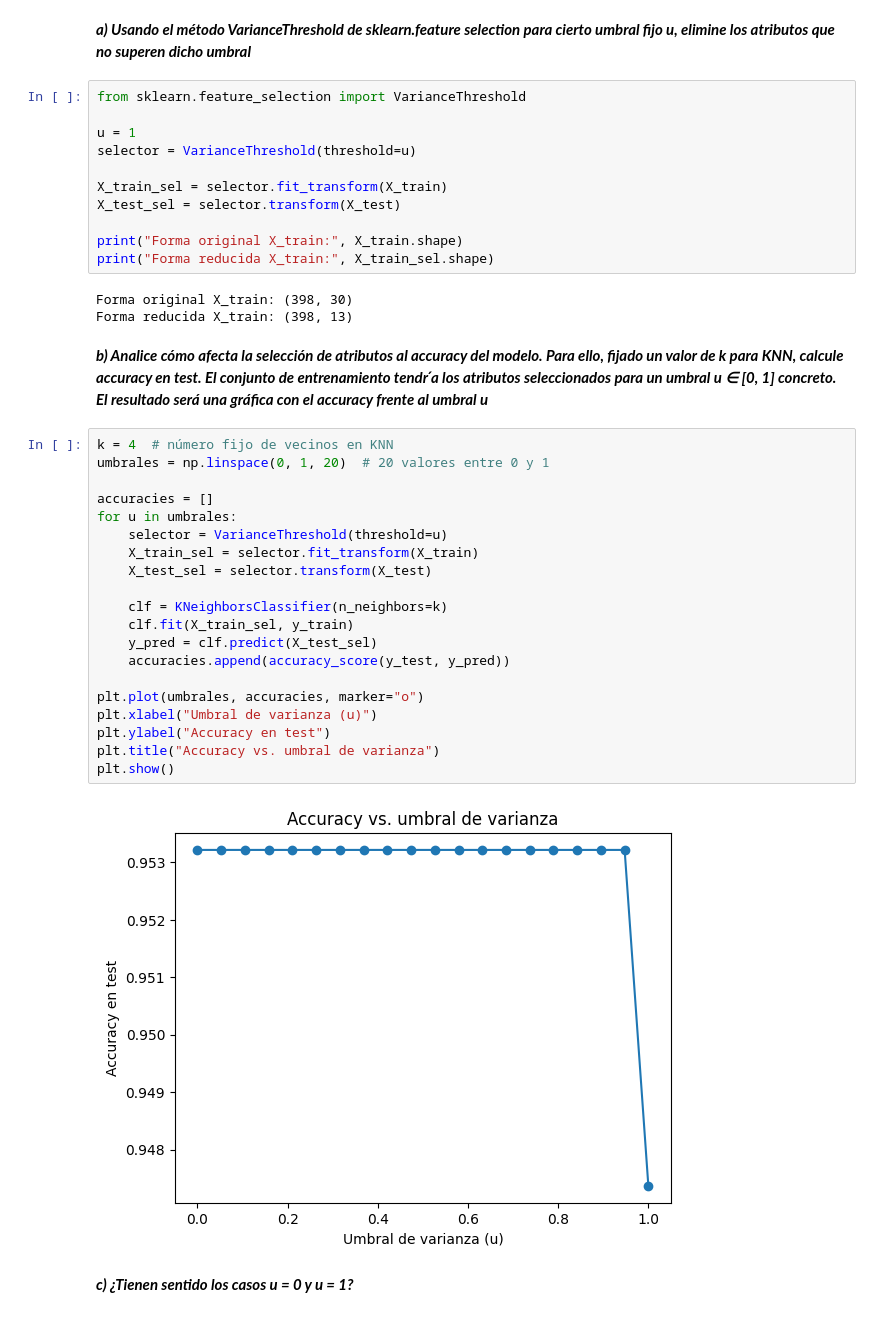
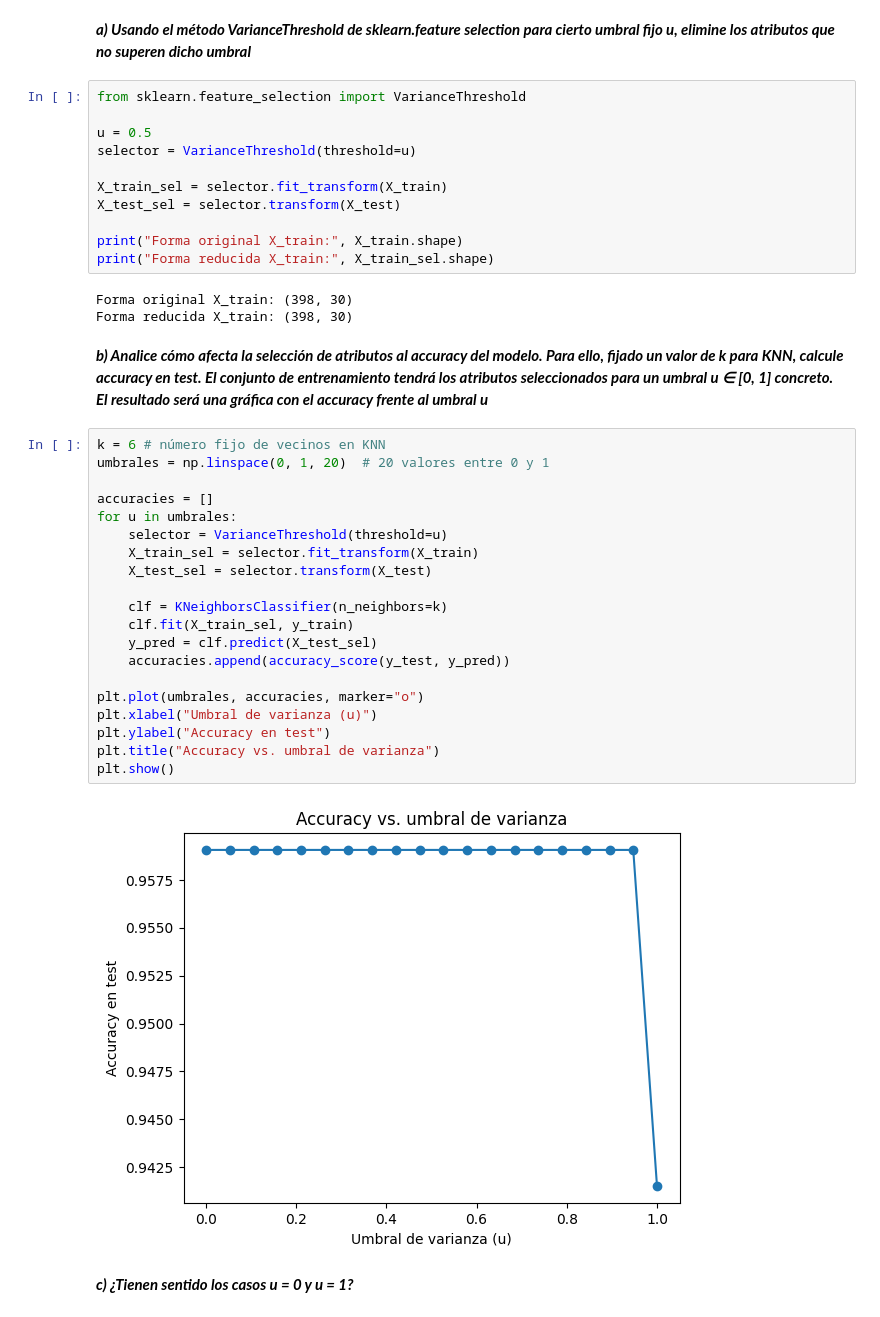
Before and after one commit to carmenreine/P1-APAUT-II, a Jupyter notebook: soluciones_practica_1.ipynb, the cells around one changed output. Saved outputs shown, nothing was run; the diff lists cells and outputs as text.

```diff
--- a/soluciones_practica_1.ipynb
+++ b/soluciones_practica_1.ipynb
@@ -228,7 +229,7 @@ Normalmente p=2 (euclídea) es la mejor opción, aunque depende del dataset.
 # %%
 from sklearn.feature_selection import VarianceThreshold
 
-u = 1
+u = 0.5
 selector = VarianceThreshold(threshold=u)
 
 X_train_sel = selector.fit_transform(X_train)
@@ -238,31 +239,31 @@ print("Forma original X_train:", X_train.shape)
 print("Forma reducida X_train:", X_train_sel.shape)
 # %% [output]
 Forma original X_train: (398, 30)
-Forma reducida X_train: (398, 13)
+Forma reducida X_train: (398, 30)
 # %% [markdown]
-***b) Analice cómo afecta la selección de atributos al accuracy del modelo. Para ello, fijado un valor de k para KNN, calcule accuracy en test. El conjunto de entrenamiento tendr ́a los atributos seleccionados para un umbral u ∈ [0, 1] concreto. El resultado será una gráfica con el accuracy frente al umbral u***
+***b) Analice cómo afecta la selección de atributos al accuracy del modelo. Para ello, fijado un valor de k para KNN, calcule accuracy en test. El conjunto de entrenamiento tendrá los atributos seleccionados para un umbral u ∈ [0, 1] concreto. El resultado será una gráfica con el accuracy frente al umbral u***
 # %%
-k = 4  # número fijo de vecinos en KNN
+k = 6 # número fijo de vecinos en KNN
 umbrales = np.linspace(0, 1, 20)  # 20 valores entre 0 y 1
 
 accuracies = []
 for u in umbrales:
     selector = VarianceThreshold(threshold=u)
     X_train_sel = selector.fit_transform(X_train)
     X_test_sel = selector.transform(X_test)
 
     clf = KNeighborsClassifier(n_neighbors=k)
     clf.fit(X_train_sel, y_train)
     y_pred = clf.predict(X_test_sel)
     accuracies.append(accuracy_score(y_test, y_pred))
 
 plt.plot(umbrales, accuracies, marker="o")
 plt.xlabel("Umbral de varianza (u)")
 plt.ylabel("Accuracy en test")
 plt.title("Accuracy vs. umbral de varianza")
 plt.show()
 # %% [output]
-[figure, old version]
+[figure, new version]
 # %% [markdown]
 ***c) ¿Tienen sentido los casos u = 0 y u = 1?***
 # %% [markdown]
```
Also changed, not shown: parts of 11 cells of this notebook, 1 other file.
